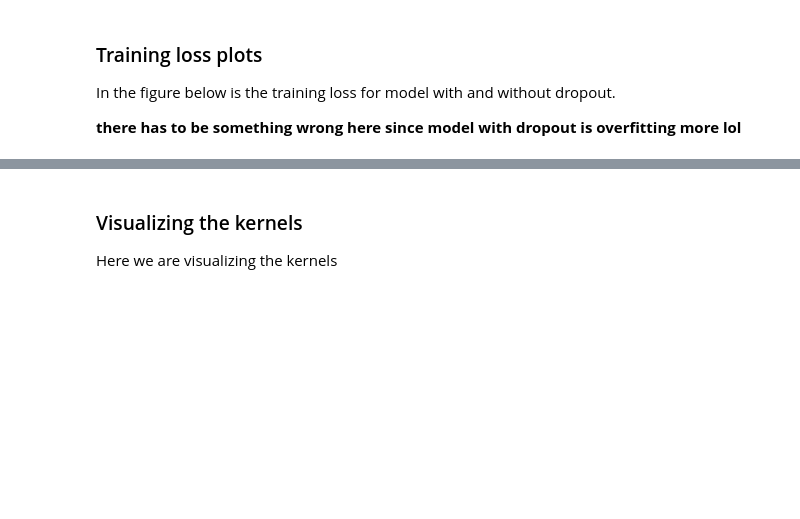
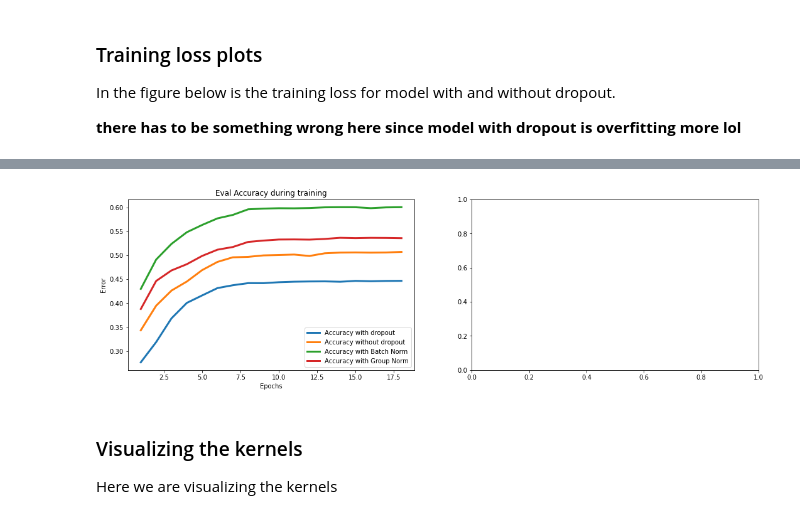
Before and after one commit to vardeep-sandhu/CudaLab, a Jupyter notebook: Sheet03/Sheet03.ipynb, the cells around one changed output, grey strips where cells are left out. Drawn from its saved outputs; the diff is of its cells as text; code cells hidden in the pictures; blank space fills up the shorter version.

```diff
--- a/Sheet03/Sheet03.ipynb
+++ b/Sheet03/Sheet03.ipynb
@@ -339,11 +371,13 @@ Accuracy for epoch: 18 is  0.6003999710083008
 # %%
 best_dropout = Network(name="best_dropout", normalization="dropout")
 best_batch = Network(name="best_batch", normalization="batch")
+best_group = Network(name="best_group", normalization="group")
 best_no_dropout = Network(name="best_no_dropout", normalization="no")
 
 best_dropout, _, _, stats_d = loading_model(best_dropout, "models/model_with_dropout_18.pth")
 best_no_dropout, _, _, stats_no_d = loading_model(best_no_dropout, "models/model_without_dropout_18.pth")
 best_batch, _, _, stats_batch = loading_model(best_batch, "models/model_with_batch_18.pth")
+best_group, _, _, stats_group = loading_model(best_group, "models/model_with_group_18.pth")
 # %% [markdown]
 ### Training loss plots
 
@@ -407,3 +433,21 @@ plt.show()
+# %%
+fig, ax = plt.subplots(1,2)
+fig.set_size_inches(18, 5)
+
+ax[0].plot(stats_d['epoch'], stats_d['valid_acc'], label="Accuracy with dropout", linewidth=3)
+ax[0].plot(stats_no_d['epoch'], stats_no_d['valid_acc'], label="Accuracy without dropout", linewidth=3)
+ax[0].plot(stats_batch['epoch'], stats_batch['valid_acc'], label="Accuracy with Batch Norm", linewidth=3)
+ax[0].plot(stats_group['epoch'], stats_group['valid_acc'], label="Accuracy with Group Norm", linewidth=3)
+
+ax[0].legend(loc='best')
+ax[0].set_xlabel("Epochs")
+ax[0].set_ylabel("Error")
+
+ax[0].set_title("Eval Accuracy during training")
+
+plt.show()
+# %% [output]
+[figure, added]
 # %% [markdown]
 ### Visualizing the kernels
 
```
Also changed, not shown: parts of 33 cells of this notebook.
